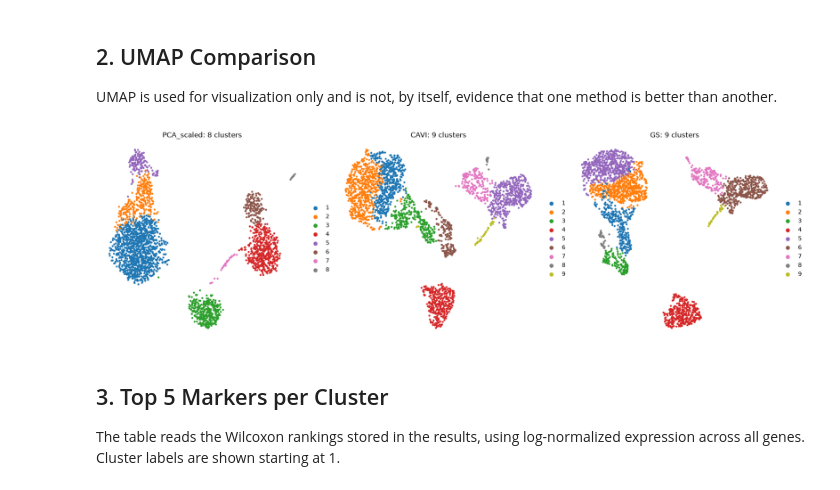
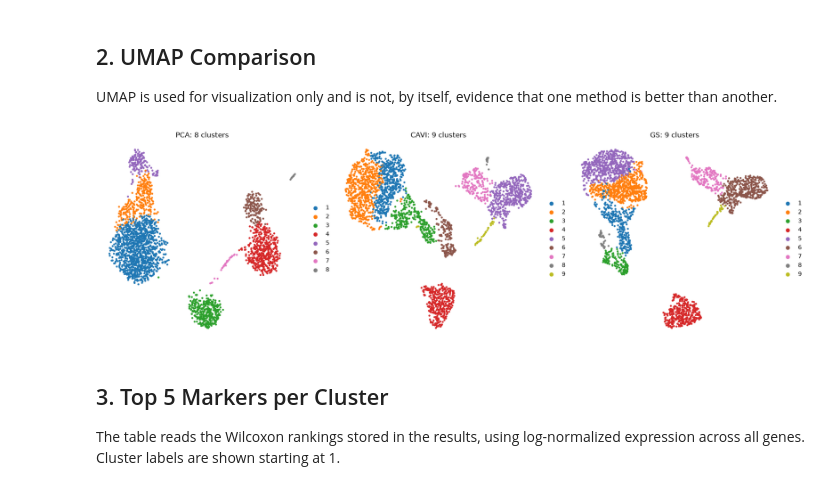
Before and after one commit to kexiongwen/LH_BFM, a Jupyter notebook: PBMC.ipynb, the cells around one changed output. Saved outputs shown, nothing was run; the diff lists cells and outputs as text; code cells hidden in the pictures.

Commit message:
Simplify PBMC plot labels

```diff
--- a/PBMC.ipynb
+++ b/PBMC.ipynb
@@ -115,22 +115,23 @@ UMAP is used for visualization only and is not, by itself, evidence that one met
 # %%
 fig, axes = plt.subplots(1, 3, figsize=(17, 5), constrained_layout=True)
 for ax, name in zip(axes.ravel(), ORDER):
     info = METHODS[name]
     plot_key = f'_report_label_{name}'
     adatas[name].obs[plot_key] = labels(name)
+    method_label = 'PCA' if name == 'PCA_scaled' else name
     sc.pl.embedding(
         adatas[name],
         basis=info['umap'],
         color=plot_key,
-        title=f'{name}: {labels(name).nunique()} clusters',
+        title=f'{method_label}: {labels(name).nunique()} clusters',
         frameon=False,
         show=False,
         ax=ax,
     )
 display(fig)
 plt.close(fig)
 # %% [output]
-[figure, old version]
+[figure, new version]
 # %% [markdown]
 ## 3. Top 5 Markers per Cluster
 
```
Also changed, not shown: parts of 1 cell of this notebook, 4 other files.
